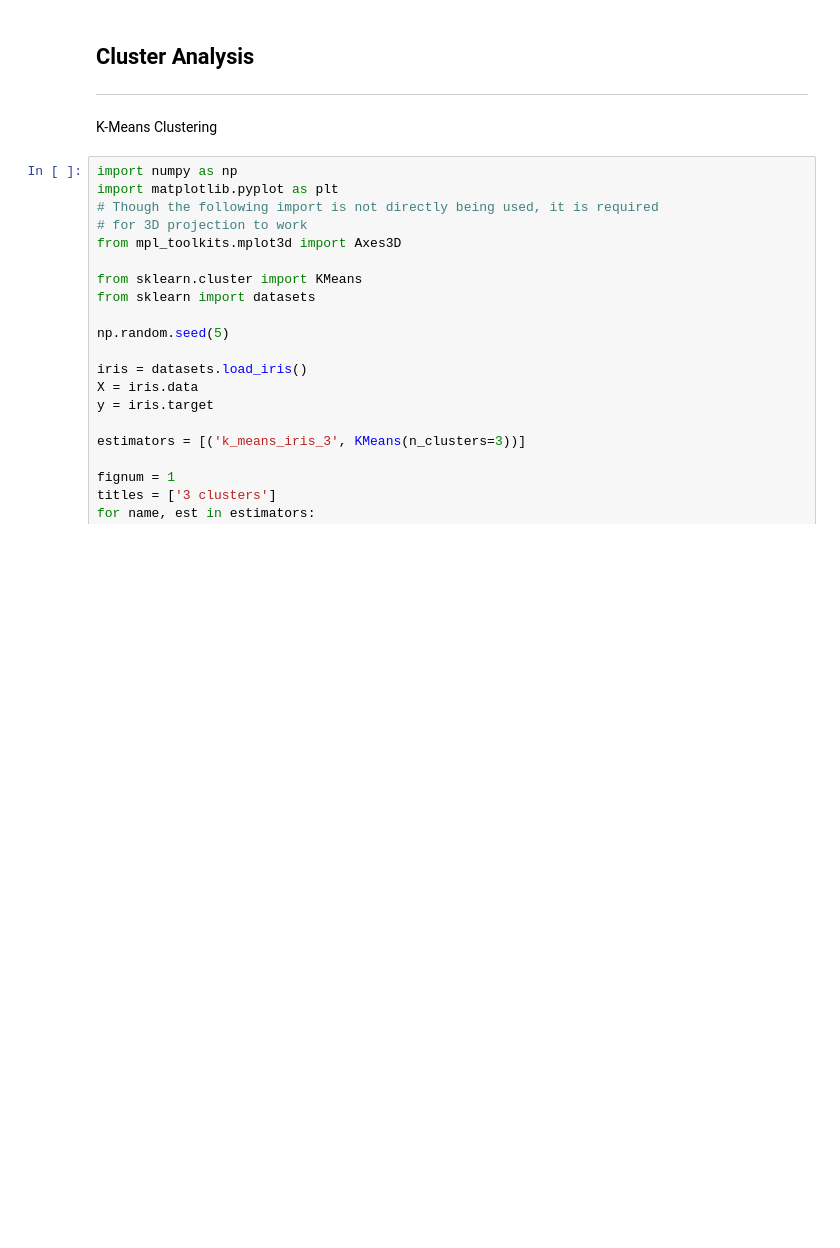
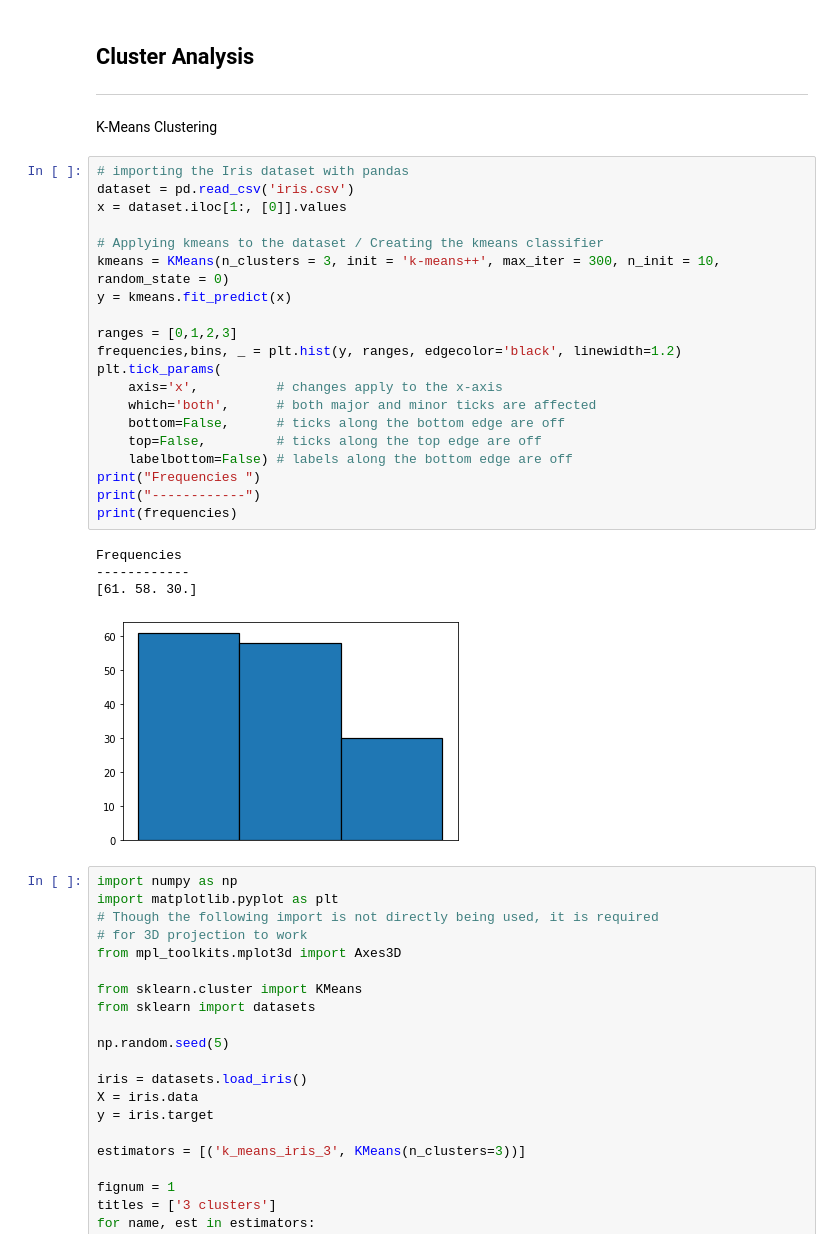
Before and after one commit to iamshnoo/6th_sem, a Jupyter notebook: DataMining/Assignment_2/Discretisation.ipynb, the cells around one changed output. Drawn from its saved outputs; the diff is of its cells as text; blank space fills up the shorter version.

```diff
--- a/DataMining/Assignment_2/Discretisation.ipynb
+++ b/DataMining/Assignment_2/Discretisation.ipynb
@@ -57,6 +75,31 @@ print(frequencies)
 ## Cluster Analysis
 ---
 K-Means Clustering
+# %%
+# importing the Iris dataset with pandas
+dataset = pd.read_csv('iris.csv')
+x = dataset.iloc[1:, [0]].values
+
+# Applying kmeans to the dataset / Creating the kmeans classifier
+kmeans = KMeans(n_clusters = 3, init = 'k-means++', max_iter = 300, n_init = 10, random_state = 0)
+y = kmeans.fit_predict(x)
+
+ranges = [0,1,2,3]
+frequencies,bins, _ = plt.hist(y, ranges, edgecolor='black', linewidth=1.2)
+plt.tick_params(
+    axis='x',          # changes apply to the x-axis
+    which='both',      # both major and minor ticks are affected
+    bottom=False,      # ticks along the bottom edge are off
+    top=False,         # ticks along the top edge are off
+    labelbottom=False) # labels along the bottom edge are off
+print("Frequencies ")
+print("------------")
+print(frequencies)
+# %% [output]
+Frequencies
+------------
+[61. 58. 30.]
+[figure, added]
 # %%
 import numpy as np
 import matplotlib.pyplot as plt
```
Also changed, not shown: parts of 9 cells of this notebook.
